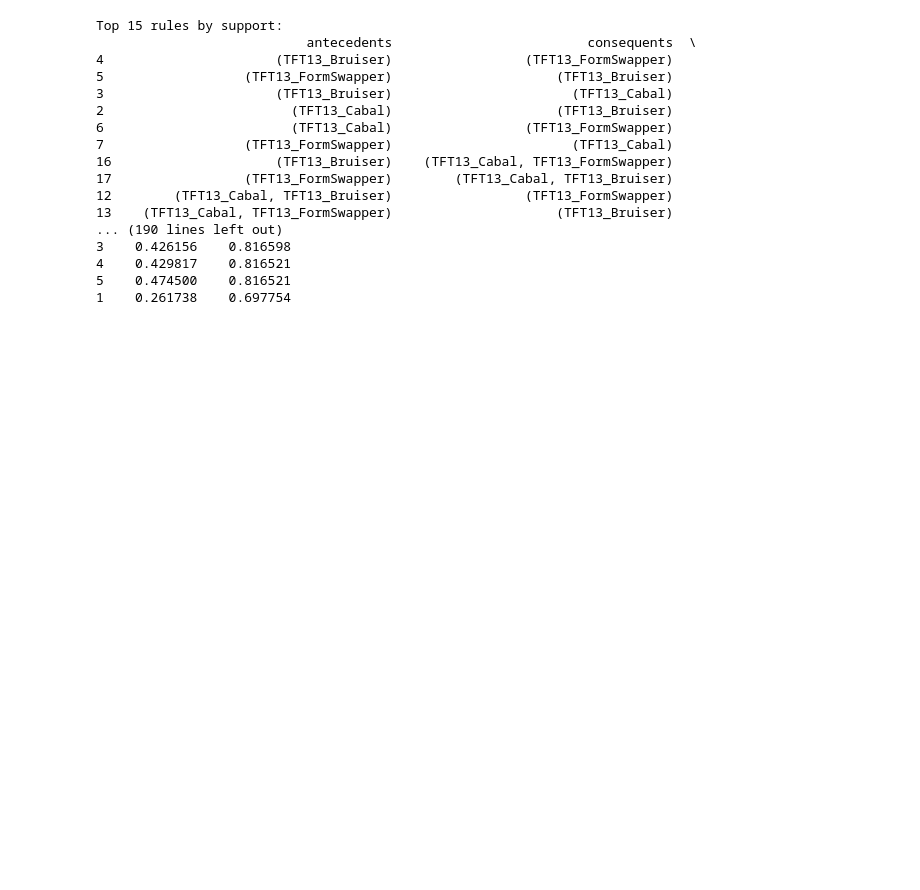
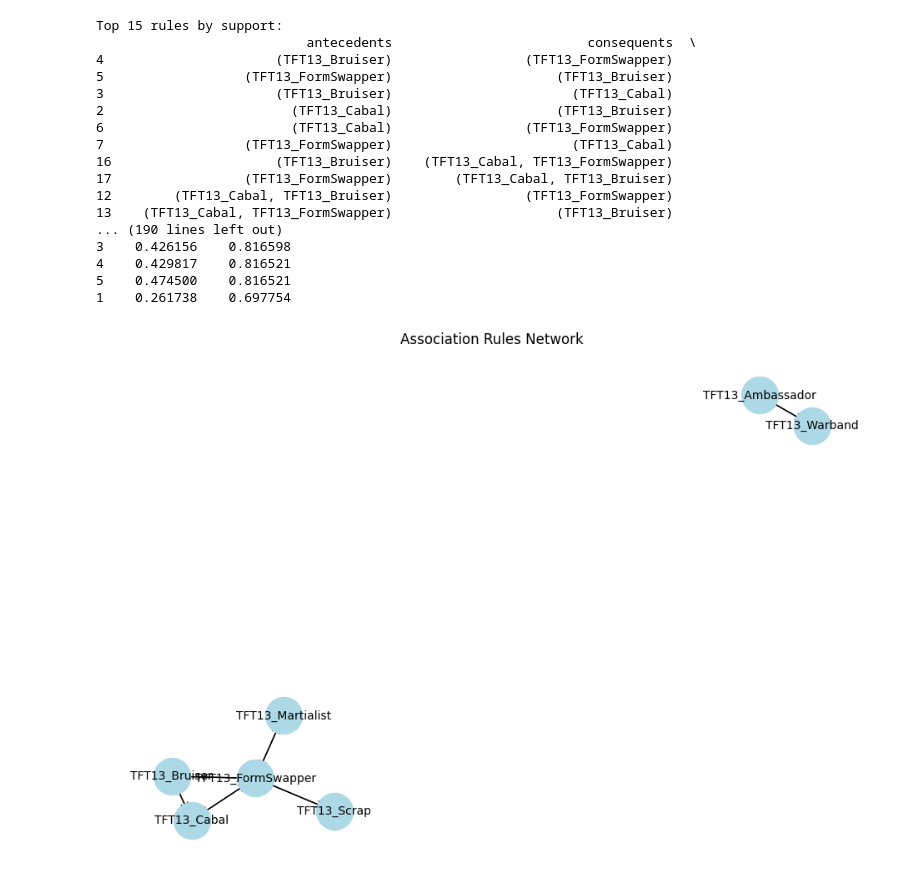
Before and after one commit to WiHi1131/Machine-Learning-Project, a Jupyter notebook: code/ARM.ipynb, the cells around one changed output. Drawn from its saved outputs; the diff is of its cells as text; code cells hidden in the pictures; blank space fills up the shorter version.

Commit message:
Created network vis

```diff
--- a/code/ARM.ipynb
+++ b/code/ARM.ipynb
@@ -105,3 +105,44 @@ top15_lift = rules.sort_values(by='lift', ascending=False).head(15).copy()
 top15_support.to_csv("../data/top15_support.csv", index=False)
 top15_confidence.to_csv("../data/top15_confidence.csv", index=False)
 top15_lift.to_csv("../data/top15_lift.csv", index=False)
+# %%
+#Visualization
+import networkx as nx
+import matplotlib.pyplot as plt
+
+G = nx.DiGraph()
+
+for idx, row in rules.iterrows():
+    antecedent_items = list(row['antecedents'])
+    consequent_items = list(row['consequents'])
+
+    for a_item in antecedent_items:
+        for c_item in consequent_items:
+            G.add_node(a_item)
+            G.add_node(c_item)
+
+
+            G.add_edge(a_item, c_item, lift=row['lift'], confidence=row['confidence'])
+
+
+pos = nx.spring_layout(G, k=0.3, seed=42)
+
+
+plt.figure(figsize=(12, 8))
+
+
+nx.draw_networkx_nodes(G, pos, node_size=1000, node_color='lightblue')
+nx.draw_networkx_edges(G, pos, arrowstyle='->', arrowsize=15)
+
+
+nx.draw_networkx_labels(G, pos, font_size=10)
+
+#edge_labels = nx.get_edge_attributes(G, 'lift')
+
+#nx.draw_networkx_edge_labels(G, pos, edge_labels=edge_labels, font_size=8)
+
+plt.title("Association Rules Network")
+plt.axis('off')  # optional, hides the matplotlib axes
+plt.show()
+# %% [output]
+[figure, added]
```
Also changed, not shown: 2 other files.
